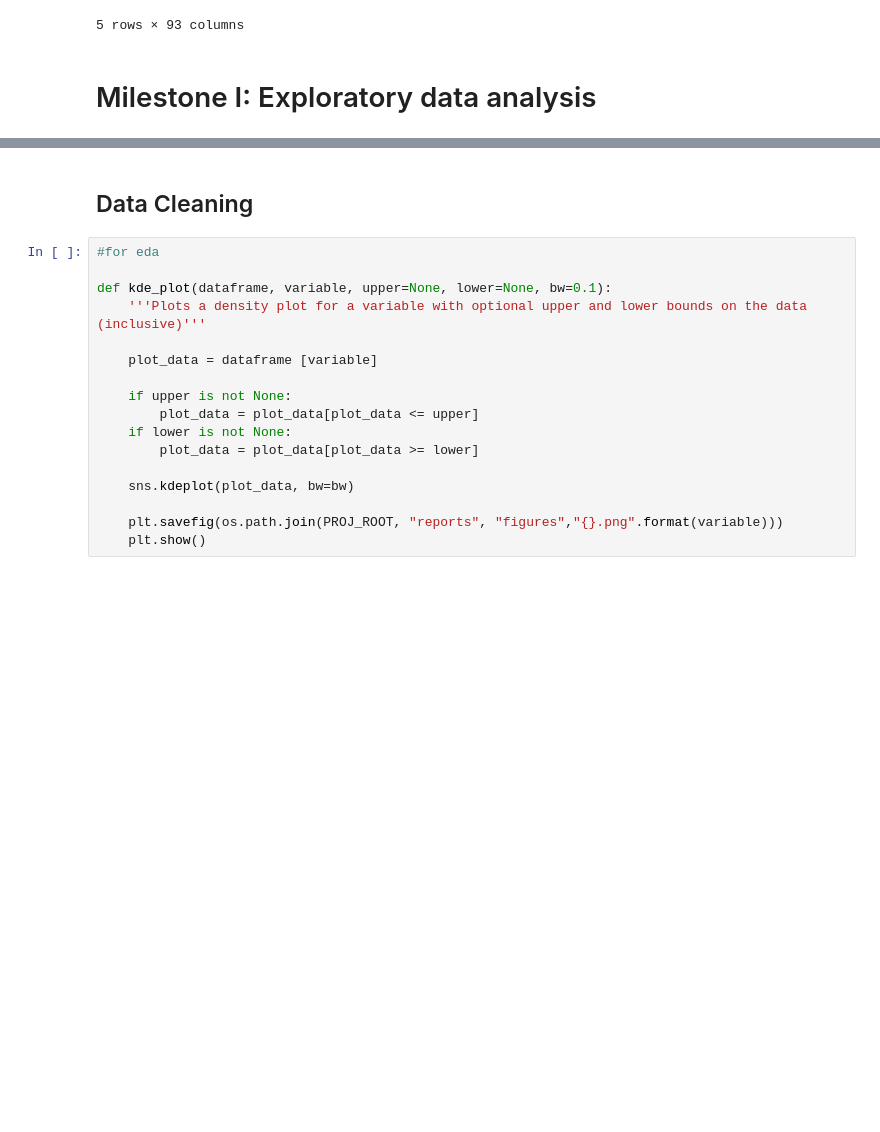
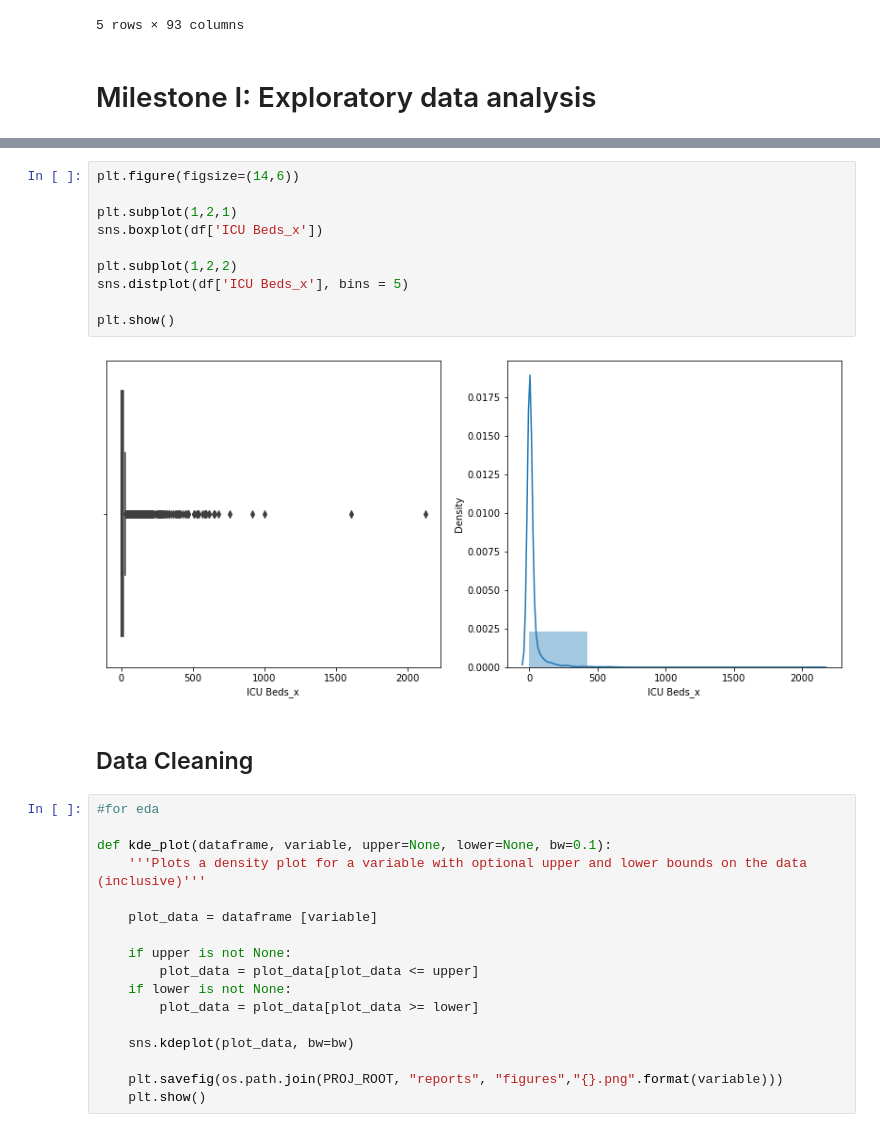
Before and after one commit to danielaaz04/covid-outcomes-research, a Jupyter notebook: notebooks/covid_eda.ipynb, the cells around one changed output, grey strips where cells are left out. Cells and saved outputs as stored; diff of their text form; blank space fills up the shorter version.

```diff
--- a/notebooks/covid_eda.ipynb
+++ b/notebooks/covid_eda.ipynb
@@ -152,3 +161,15 @@ Name: fips, Length: 3140, dtype: int64
+# %%
+plt.figure(figsize=(14,6))
+
+plt.subplot(1,2,1)
+sns.boxplot(df['ICU Beds_x'])
+
+plt.subplot(1,2,2)
+sns.distplot(df['ICU Beds_x'], bins = 5)
+
+plt.show()
+# %% [output]
+[figure, added]
 # %% [markdown]
 ## Data Cleaning
 # %%
```
Also changed, not shown: parts of 7 cells of this notebook.
